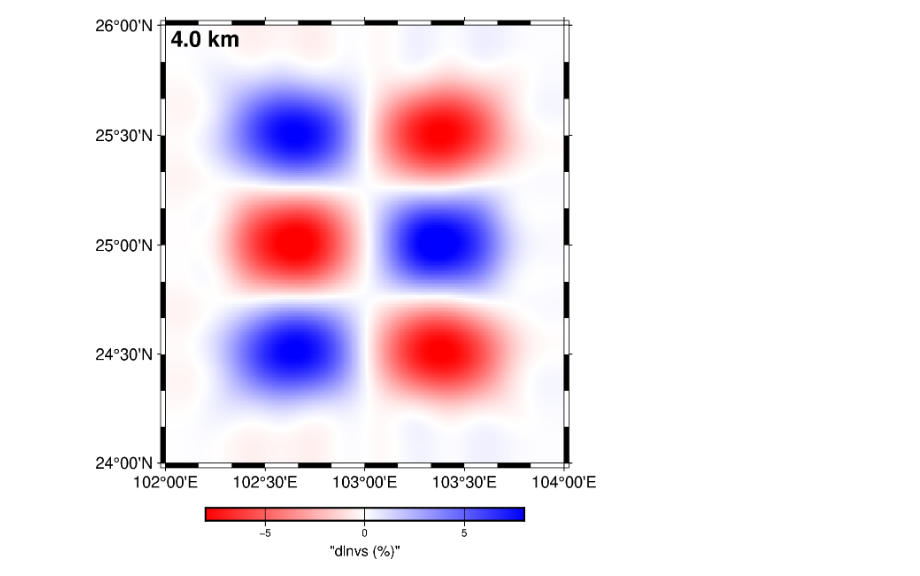
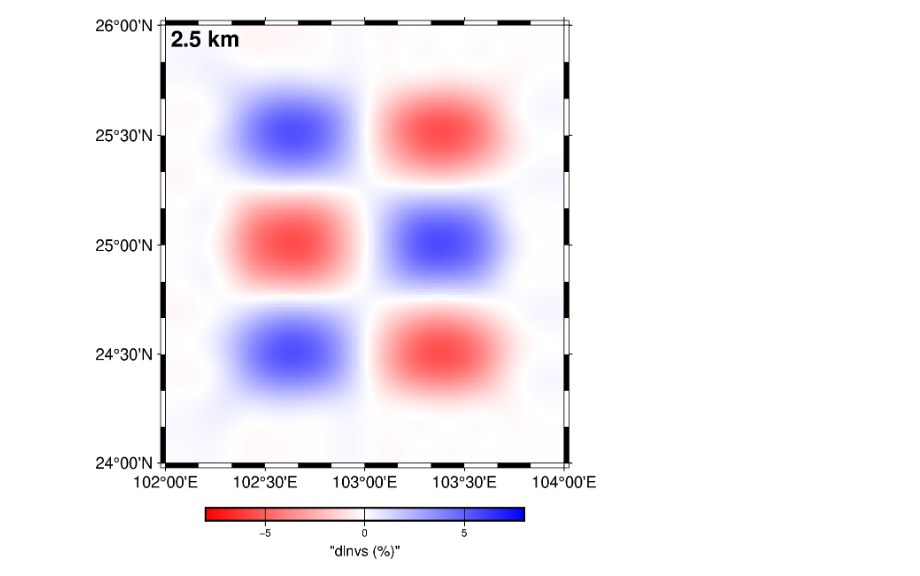
Before and after one commit to xumi1993/SurfATTPP, a Jupyter notebook: examples/00_checkerboard_iso/plot_model.ipynb, the cells around one changed output. Cells and saved outputs as stored; diff of their text form; code cells hidden in the pictures.

```diff
--- a/examples/00_checkerboard_iso/plot_model.ipynb
+++ b/examples/00_checkerboard_iso/plot_model.ipynb
@@ -11,23 +12,26 @@ with h5py.File('OUTPUT_FILES/final_model.h5', 'r') as f:
     y = f['y'][:]
     z = f['z'][:]
     final_vs = f['vs'][:]
+with h5py.File('OUTPUT_FILES/target_model.h5', 'r') as f:
+    target_vs = f['vs'][:]
 dv = (final_vs - initial_vs) / initial_vs * 100
+dvt = (target_vs - initial_vs) / initial_vs * 100
 # %%
-idep = 8
+idep = 5
 region = [102, 104, 24,26]
 xx, yy = np.meshgrid(x, y, indexing='ij')
 grid = pygmt.surface(x=xx.ravel(), y=yy.ravel(), z=dv[:, :, idep].ravel(), region=region, spacing='0.01/0.01')
 fig = pygmt.Figure()
 pygmt.makecpt(cmap='polar', series=[-8, 8, 0.1], background=True, continuous=True, reverse=True)
 fig.grdimage(
     grid,
     cmap=True,
     region=region,
     projection='M3i',
     frame='af'
 )
 fig.text(text=f"{z[idep]} km", position='TL', font='12p,Helvetica-Bold', offset='0.1/-0.1')
 fig.colorbar(frame='xag+l"dlnvs (%)"')
 fig.show()
 # %% [output]
-[figure, old version]
+[figure, new version]
```
Also changed, not shown: parts of 2 cells of this notebook, 5 other files.
